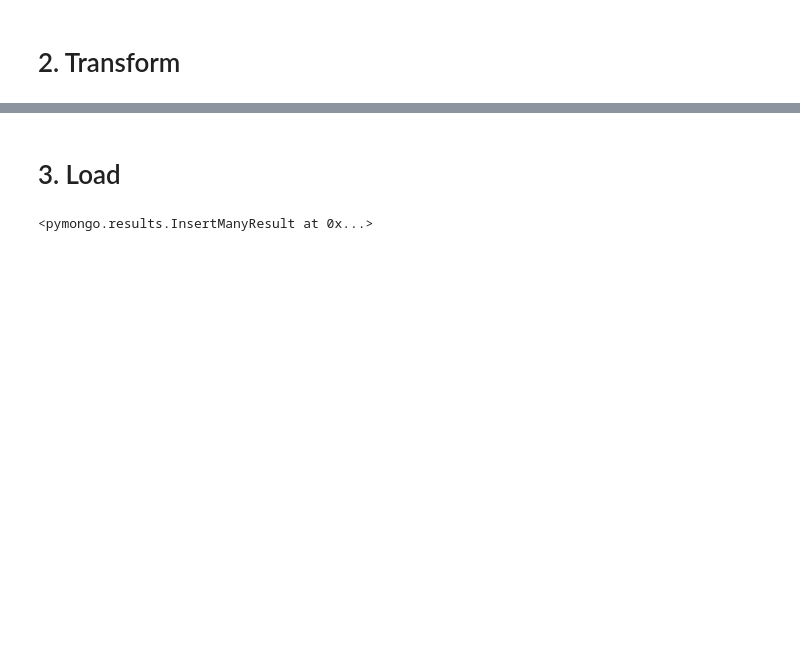
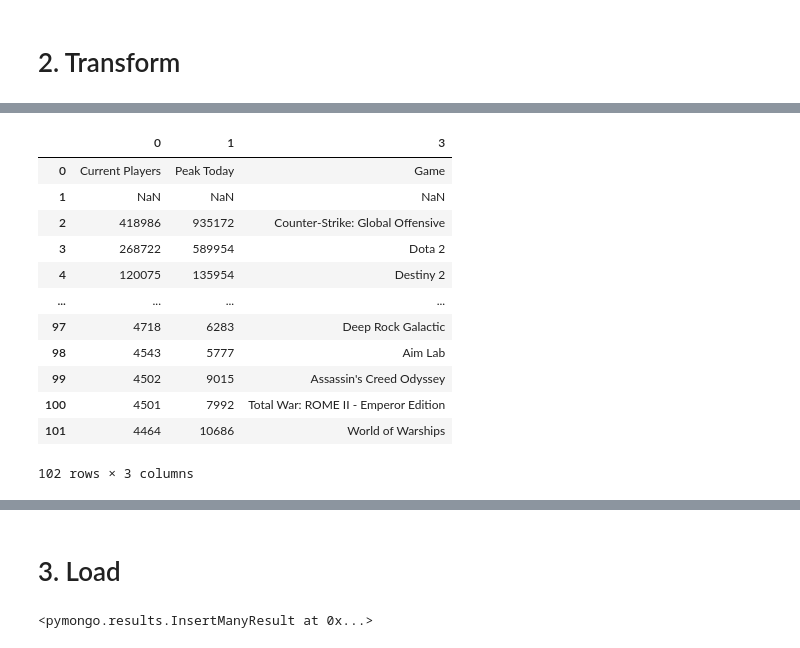
Before and after one commit to cbragg3136/ETL_steam_top_100, a Jupyter notebook: steam_mongodb.ipynb, the cells around one changed output, grey strips where cells are left out. Saved outputs shown, nothing was run; the diff lists cells and outputs as text; code cells hidden in the pictures; blank space fills up the shorter version.

```diff
--- a/steam_mongodb.ipynb
+++ b/steam_mongodb.ipynb
@@ -79,3 +73,22 @@ games_df
+# %%
+#start cleaning table, get rid of garbage columns
+del games_df[2]
+del games_df[4]
+games_df
+# %% [output]
+|  | 0 | 1 | 3 |
+| 0 | Current Players | Peak Today | Game |
+| 1 | NaN | NaN | NaN |
+| 2 | 418986 | 935172 | Counter-Strike: Global Offensive |
+| 3 | 268722 | 589954 | Dota 2 |
+| 4 | 120075 | 135954 | Destiny 2 |
+| ... | ... | ... | ... |
+| 97 | 4718 | 6283 | Deep Rock Galactic |
+| 98 | 4543 | 5777 | Aim Lab |
+| 99 | 4502 | 9015 | Assassin's Creed Odyssey |
+| 100 | 4501 | 7992 | Total War: ROME II - Emperor Edition |
+| 101 | 4464 | 10686 | World of Warships |
+102 rows × 3 columns
 # %%
 # drop NaN row
 games_df = games_df.dropna(how='all')
```
Also changed, not shown: parts of 16 cells of this notebook, 1 other file.
